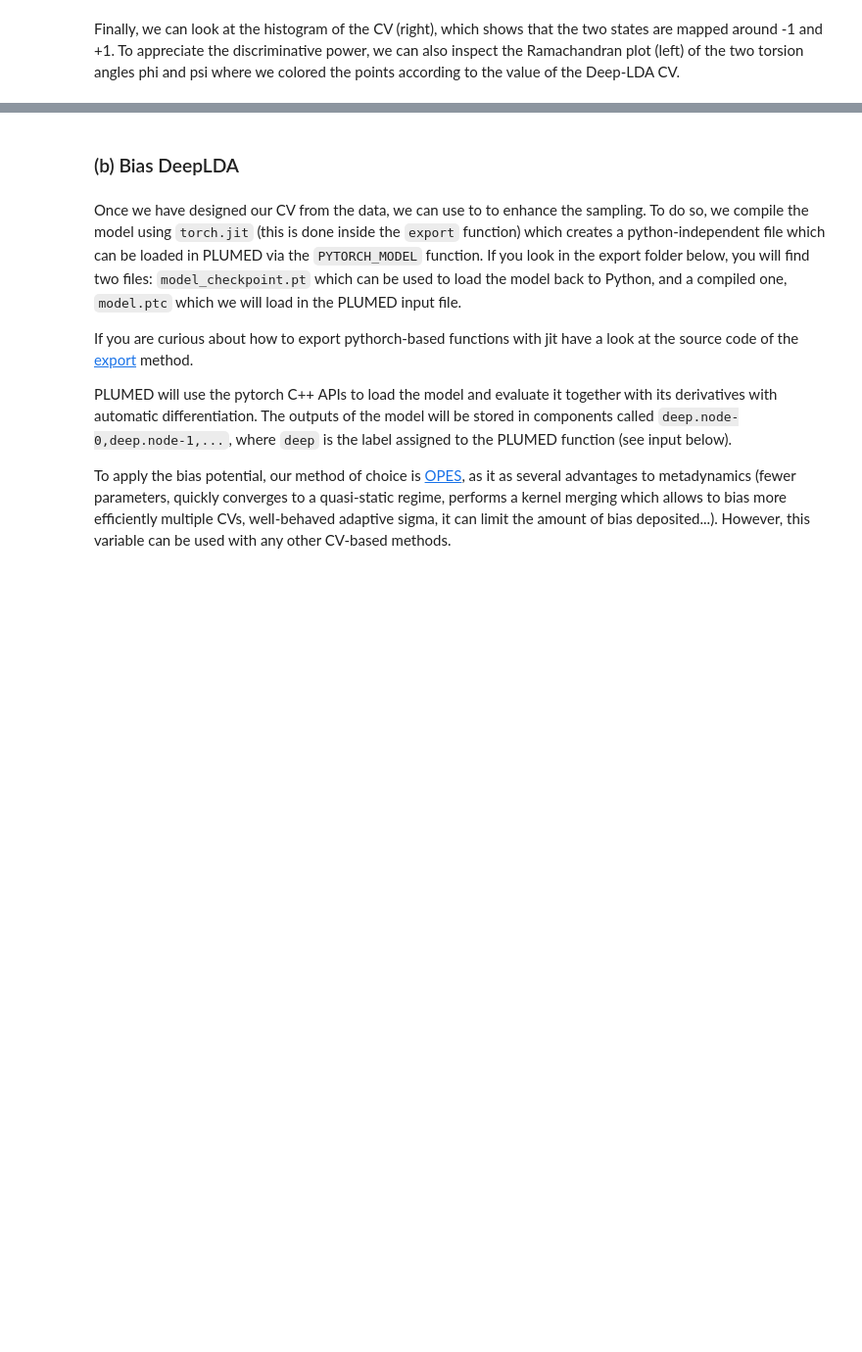
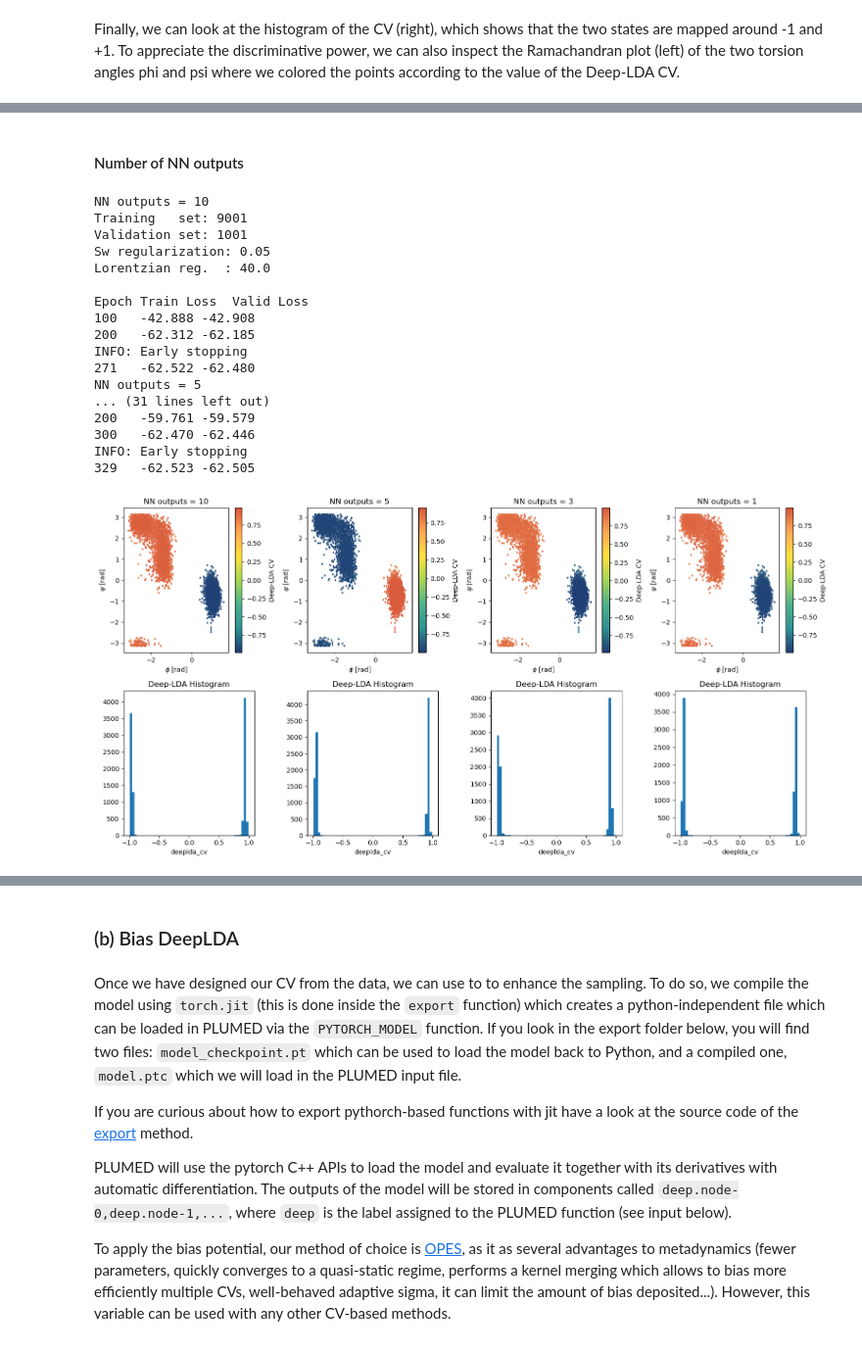
Before and after one commit to luigibonati/masterclass-plumed, a Jupyter notebook: tutorial1_DeepLDA.ipynb, the cells around one changed output, grey strips where cells are left out. Shown at 98% size. Saved outputs shown, nothing was run; the diff lists cells and outputs as text; code cells hidden in the pictures; blank space fills up the shorter version.

```diff
--- a/tutorial1_DeepLDA.ipynb
+++ b/tutorial1_DeepLDA.ipynb
@@ -92,8 +93,8 @@ def plot_ramachandran(x,y,z,scatter=None, ax=None):
     cbar = plt.colorbar(h,ax=ax)
     cbar.set_label(f'Deep-LDA CV')
 
-    axs[0].set_xlabel(r'$\phi$ [rad]')
-    axs[0].set_ylabel(r'$\psi$ [rad]')
+    ax.set_xlabel(r'$\phi$ [rad]')
+    ax.set_ylabel(r'$\psi$ [rad]')
 
 def plot_cv_histogram(s,label=None,ax=None,**kwargs):
     # Setup plot
@@ -370,0 +412,47 @@ plt.tight_layout()
+# %% [markdown]
+#### Number of NN outputs
+# %%
+nn_out = [10,5,3,1]
+
+fig, axs = plt.subplots(2,len(nn_out),figsize=(16,8),dpi=100)
+
+for i,out in enumerate(nn_out):
+    print(f'NN outputs = {out}')
+    # ARCHITECTURE
+    nodes = [X.size(1),30,30,out]
+    model = DeepLDA_CV(nodes)
+
+    # TRAIN
+    model.set_earlystopping(patience=20,min_delta=0.05,consecutive=True)
+    model.fit(X=X,y=y,log_every=100)
+
+    # PREDICT
+    with torch.no_grad():
+        s = model(X)
+
+    # PLOT
+    axs[0][i].set_title(f'NN outputs = {out}')
+    plot_ramachandran(colvar['phi'],colvar['psi'],s,ax=axs[0][i])
+    axs[1][i].set_title(f'Deep-LDA Histogram')
+    plot_cv_histogram(s,label=model.name_,bins=50, ax=axs[1][i] )
+
+plt.tight_layout()
+# %% [output]
+NN outputs = 10
+Training   set: 9001
+Validation set: 1001
+Sw regularization: 0.05
+Lorentzian reg.  : 40.0
+
+Epoch Train Loss  Valid Loss
+100   -42.888 -42.908
+200   -62.312 -62.185
+INFO: Early stopping
+271   -62.522 -62.480
+NN outputs = 5
+... (31 lines left out)
+200   -59.761 -59.579
+300   -62.470 -62.446
+INFO: Early stopping
+329   -62.523 -62.505
+[figure, added]
```
Also changed, not shown: parts of 33 cells of this notebook.
